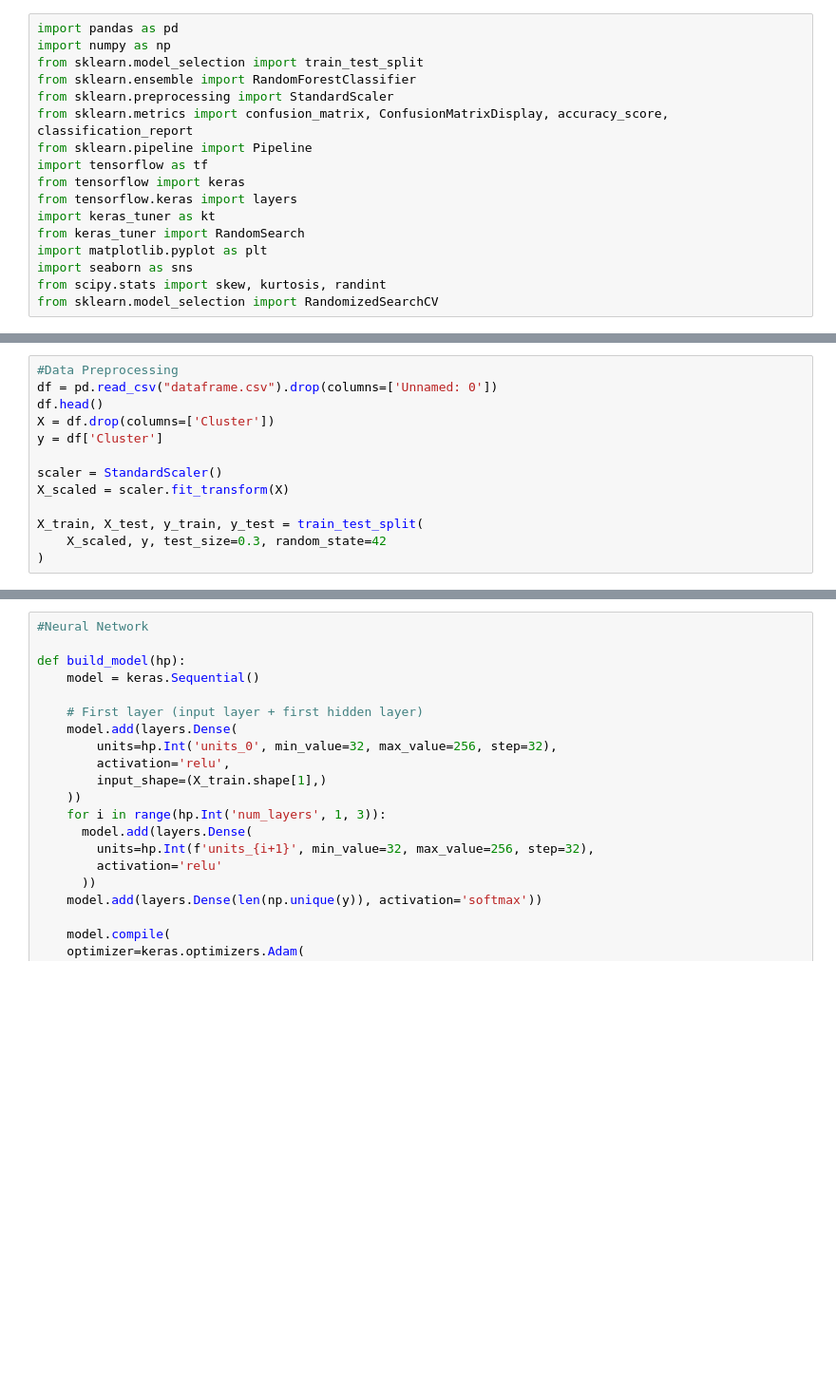
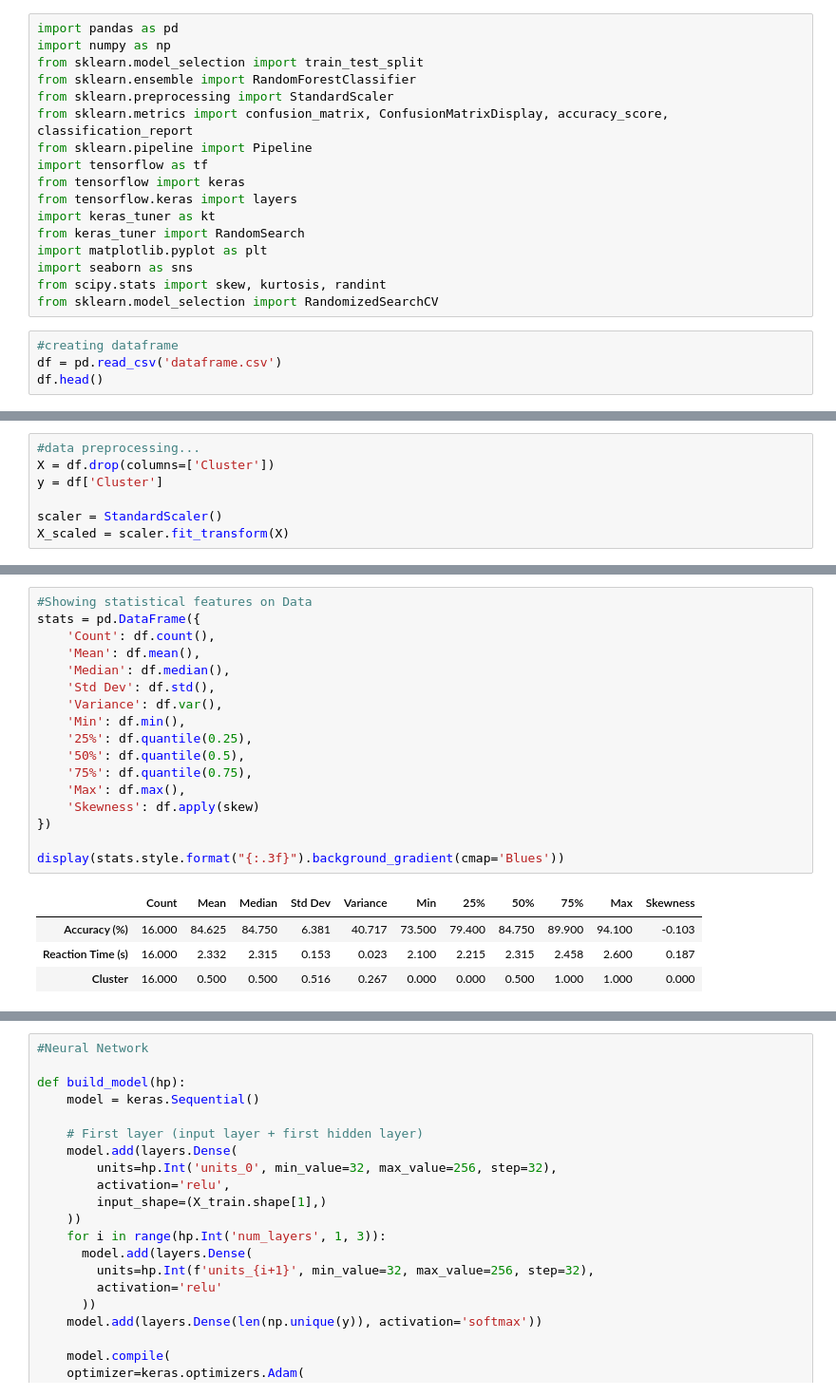
Before and after one commit to Raiyankhan640/Khan_Raiyan_Ibne_Reza_2221236042_CSE445, a Jupyter notebook: Folder 2/mini_project_2.ipynb, the cells around one changed output, grey strips where cells are left out. Shown at 95% size. Drawn from its saved outputs; the diff is of its cells as text; blank space fills up the shorter version.

```diff
--- a/Folder 2/mini_project_2.ipynb
+++ b/Folder 2/mini_project_2.ipynb
@@ -15,3 +15,7 @@ import matplotlib.pyplot as plt
 import seaborn as sns
 from scipy.stats import skew, kurtosis, randint
 from sklearn.model_selection import RandomizedSearchCV
+# %%
+#creating dataframe
+df = pd.read_csv('dataframe.csv')
+df.head()
@@ -18,13 +29,7 @@ from sklearn.model_selection import RandomizedSearchCV
 # %%
-#Data Preprocessing
-df = pd.read_csv("dataframe.csv").drop(columns=['Unnamed: 0'])
-df.head()
+#data preprocessing...
 X = df.drop(columns=['Cluster'])
 y = df['Cluster']
 
 scaler = StandardScaler()
 X_scaled = scaler.fit_transform(X)
-
-X_train, X_test, y_train, y_test = train_test_split(
-    X_scaled, y, test_size=0.3, random_state=42
-)
@@ -54,0 +49,22 @@ display(stats_features)
+# %%
+#Showing statistical features on Data
+stats = pd.DataFrame({
+    'Count': df.count(),
+    'Mean': df.mean(),
+    'Median': df.median(),
+    'Std Dev': df.std(),
+    'Variance': df.var(),
+    'Min': df.min(),
+    '25%': df.quantile(0.25),
+    '50%': df.quantile(0.5),
+    '75%': df.quantile(0.75),
+    'Max': df.max(),
+    'Skewness': df.apply(skew)
+})
+
+display(stats.style.format("{:.3f}").background_gradient(cmap='Blues'))
+# %% [output]
+|  | Count | Mean | Median | Std Dev | Variance | Min | 25% | 50% | 75% | Max | Skewness |
+| Accuracy (%) | 16.000 | 84.625 | 84.750 | 6.381 | 40.717 | 73.500 | 79.400 | 84.750 | 89.900 | 94.100 | -0.103 |
+| Reaction Time (s) | 16.000 | 2.332 | 2.315 | 0.153 | 0.023 | 2.100 | 2.215 | 2.315 | 2.458 | 2.600 | 0.187 |
+| Cluster | 16.000 | 0.500 | 0.500 | 0.516 | 0.267 | 0.000 | 0.000 | 0.500 | 1.000 | 1.000 | 0.000 |
```
Also changed, not shown: parts of 5 cells of this notebook.
